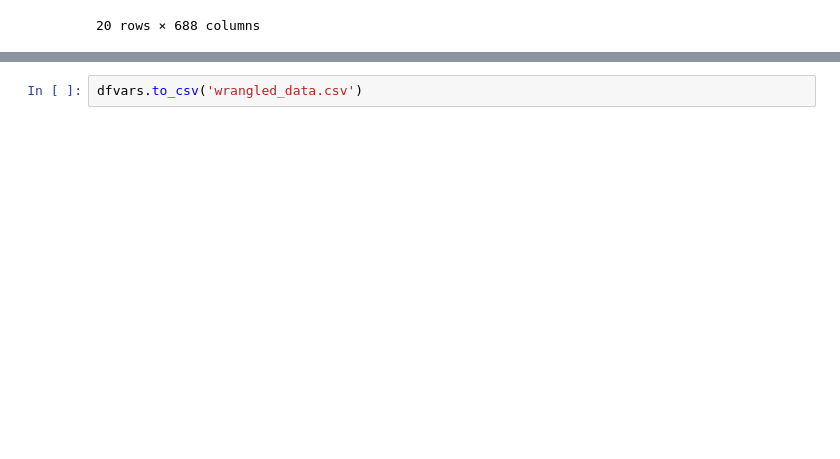
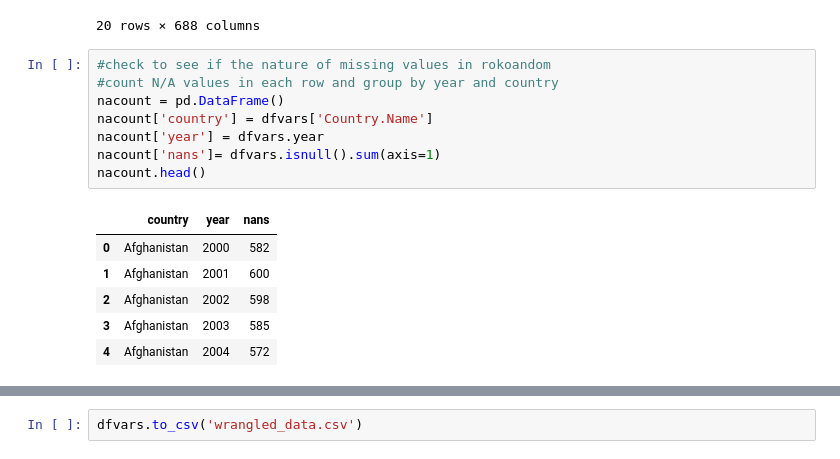
Before and after one commit to circushaase/Capstone-1_WorldBank_GenderData, a Jupyter notebook: Data_wrangling.ipynb, the cells around one changed output, grey strips where cells are left out. Saved outputs shown, nothing was run; the diff lists cells and outputs as text; blank space fills up the shorter version.

Commit message:
attempt to make model to check MAR

```diff
--- a/Data_wrangling.ipynb
+++ b/Data_wrangling.ipynb
@@ -112,3 +114,18 @@ dfvars.head(20)
 | 18 | Albania | 2003 | NaN | NaN | NaN | ... |
 | 19 | Albania | 2004 | NaN | NaN | NaN | ... |
 20 rows × 688 columns
+# %%
+#check to see if the nature of missing values in rokoandom
+#count N/A values in each row and group by year and country
+nacount = pd.DataFrame()
+nacount['country'] = dfvars['Country.Name']
+nacount['year'] = dfvars.year
+nacount['nans']= dfvars.isnull().sum(axis=1)
+nacount.head()
+# %% [output]
+|  | country | year | nans |
+| 0 | Afghanistan | 2000 | 582 |
+| 1 | Afghanistan | 2001 | 600 |
+| 2 | Afghanistan | 2002 | 598 |
+| 3 | Afghanistan | 2003 | 585 |
+| 4 | Afghanistan | 2004 | 572 |
```
Also changed, not shown: parts of 4 cells of this notebook.
